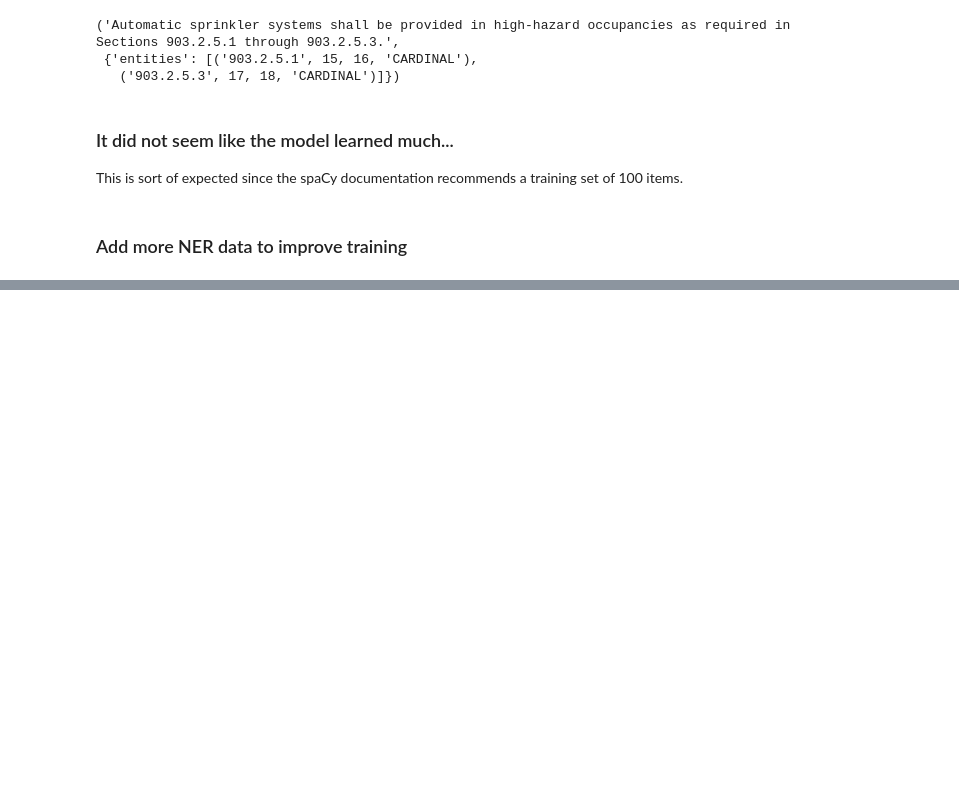
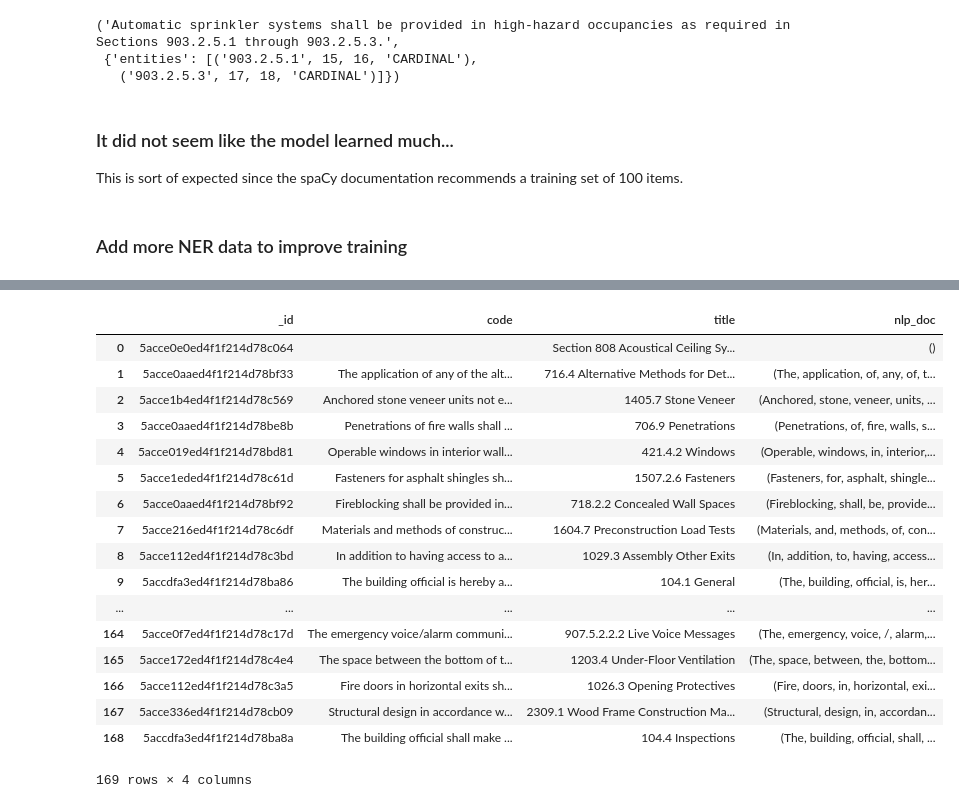
Before and after one commit to mnguyenngo/archi, a Jupyter notebook: notebooks/test_ner_train.ipynb, the cells around one changed output, grey strips where cells are left out. Drawn from its saved outputs; the diff is of its cells as text; code cells hidden in the pictures; blank space fills up the shorter version.

```diff
--- a/notebooks/test_ner_train.ipynb
+++ b/notebooks/test_ner_train.ipynb
@@ -83,0 +142,4 @@ archi.submit_ner_train_data(docket)
+# %%
+archi.get_raw_data('data/raw_df/ibc.pkl')
+archi.fit_nlp()
+archi.pickle_raw_nlp('data/nlp_df/raw_nlp_0510.pkl')
@@ -83,0 +228,4 @@ archi.submit_ner_train_data(docket)
+# %%
+archi.get_raw_data('data/raw_df/ibc.pkl')
+archi.fit_nlp()
+archi.pickle_raw_nlp('data/nlp_df/raw_nlp_0510_2.pkl')
@@ -83,0 +260,21 @@ archi.submit_ner_train_data(docket)
+# %%
+archi.raw_ner_data
+# %% [output]
+|  | _id | code | title | nlp_doc |
+| 0 | 5acce0e0ed4f1f214d78c064 |  | Section 808 Acoustical Ceiling Sy... | () |
+| 1 | 5acce0aaed4f1f214d78bf33 | The application of any of the alt... | 716.4 Alternative Methods for Det... | (The, application, of, any, of, t... |
+| 2 | 5acce1b4ed4f1f214d78c569 | Anchored stone veneer units not e... | 1405.7 Stone Veneer | (Anchored, stone, veneer, units, ... |
+| 3 | 5acce0aaed4f1f214d78be8b | Penetrations of fire walls shall ... | 706.9 Penetrations | (Penetrations, of, fire, walls, s... |
+| 4 | 5acce019ed4f1f214d78bd81 | Operable windows in interior wall... | 421.4.2 Windows | (Operable, windows, in, interior,... |
+| 5 | 5acce1eded4f1f214d78c61d | Fasteners for asphalt shingles sh... | 1507.2.6 Fasteners | (Fasteners, for, asphalt, shingle... |
+| 6 | 5acce0aaed4f1f214d78bf92 | Fireblocking shall be provided in... | 718.2.2 Concealed Wall Spaces | (Fireblocking, shall, be, provide... |
+| 7 | 5acce216ed4f1f214d78c6df | Materials and methods of construc... | 1604.7 Preconstruction Load Tests | (Materials, and, methods, of, con... |
+| 8 | 5acce112ed4f1f214d78c3bd | In addition to having access to a... | 1029.3 Assembly Other Exits | (In, addition, to, having, access... |
+| 9 | 5accdfa3ed4f1f214d78ba86 | The building official is hereby a... | 104.1 General | (The, building, official, is, her... |
+| ... | ... | ... | ... | ... |
+| 164 | 5acce0f7ed4f1f214d78c17d | The emergency voice/alarm communi... | 907.5.2.2.2 Live Voice Messages | (The, emergency, voice, /, alarm,... |
+| 165 | 5acce172ed4f1f214d78c4e4 | The space between the bottom of t... | 1203.4 Under-Floor Ventilation | (The, space, between, the, bottom... |
+| 166 | 5acce112ed4f1f214d78c3a5 | Fire doors in horizontal exits sh... | 1026.3 Opening Protectives | (Fire, doors, in, horizontal, exi... |
+| 167 | 5acce336ed4f1f214d78cb09 | Structural design in accordance w... | 2309.1 Wood Frame Construction Ma... | (Structural, design, in, accordan... |
+| 168 | 5accdfa3ed4f1f214d78ba8a | The building official shall make ... | 104.4 Inspections | (The, building, official, shall, ... |
+169 rows × 4 columns
```
Also changed, not shown: parts of 28 cells of this notebook, 24 other files.
